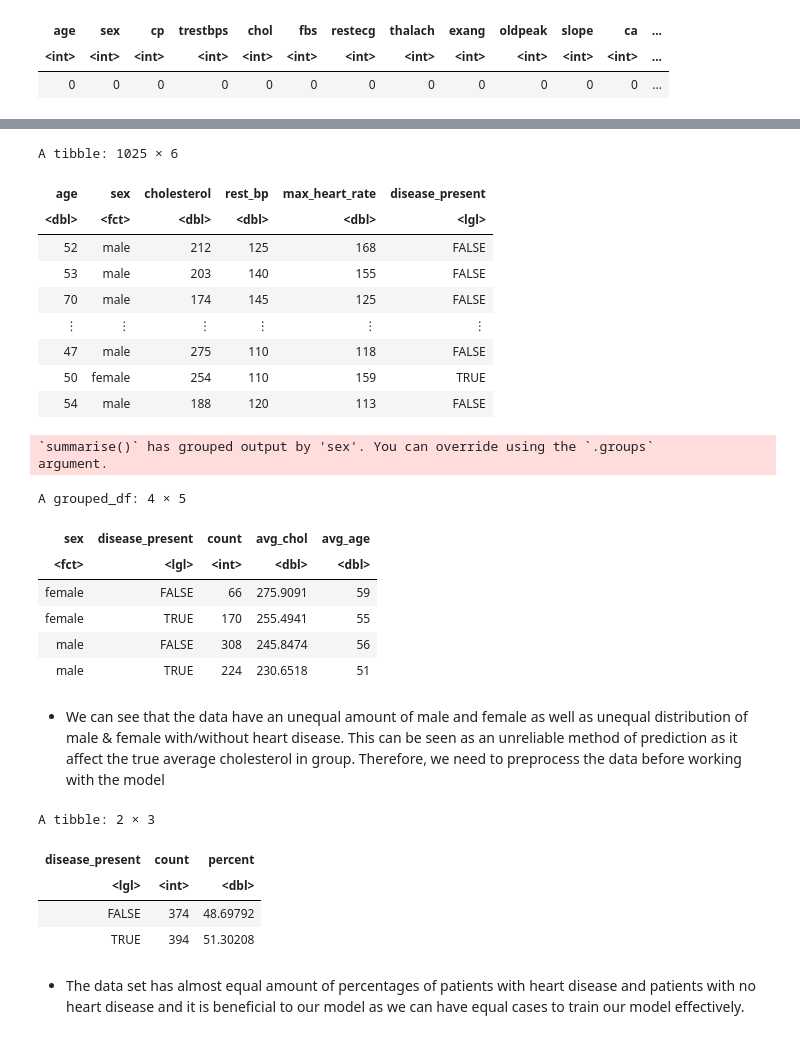
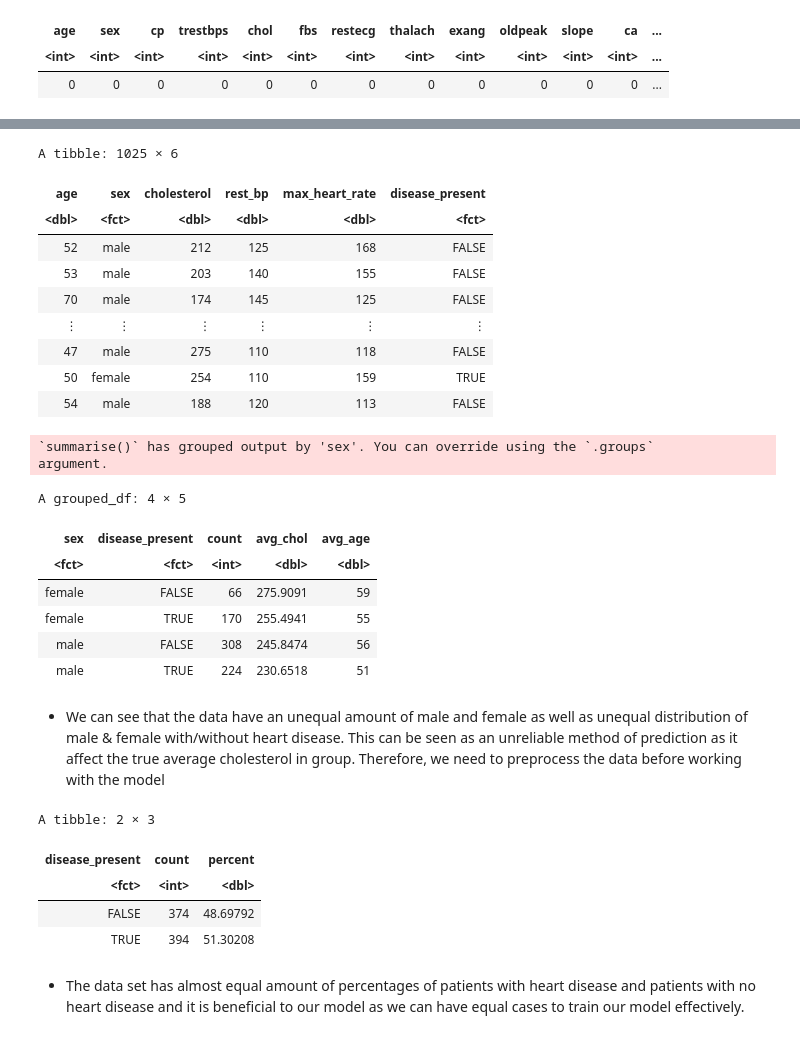
Before and after one commit to vyle2003/DSCI-100-Project, a Jupyter notebook: DSCI Data Exploration.ipynb, the cells around one changed output, grey strips where cells are left out. Saved outputs shown, nothing was run; the diff lists cells and outputs as text; code cells hidden in the pictures.

```diff
--- a/DSCI Data Exploration.ipynb
+++ b/DSCI Data Exploration.ipynb
@@ -126,20 +84,20 @@ A grouped_df: 6 × 3
 # %%
 heart_data  <- heart_data |>
-    mutate(sex = as_factor(sex), target = as.logical(target)) |>
+    mutate(sex = as_factor(sex), target = as_factor(target)) |>
     select(age, sex, chol, trestbps, thalach, target)
 
 colnames(heart_data) <- c("age", "sex", "cholesterol", "rest_bp", "max_heart_rate", "disease_present")
 
 # changes 1 to male and 0 to female
 levels(heart_data$sex) <- c("female", "male")
 # changes disease_present to true/false (0 = false, 1 = true)
 levels(heart_data$disease_present) <- c(FALSE, TRUE)
 
 heart_data
 # %% [output]
 A tibble: 1025 × 6
 | age | sex | cholesterol | rest_bp | max_heart_rate | disease_present |
-| <dbl> | <fct> | <dbl> | <dbl> | <dbl> | <lgl> |
+| <dbl> | <fct> | <dbl> | <dbl> | <dbl> | <fct> |
 | 52 | male | 212 | 125 | 168 | FALSE |
 | 53 | male | 203 | 140 | 155 | FALSE |
 | 70 | male | 174 | 145 | 125 | FALSE |
@@ -167,7 +125,7 @@ heart_explore
 argument.
 A grouped_df: 4 × 5
 | sex | disease_present | count | avg_chol | avg_age |
-| <fct> | <lgl> | <int> | <dbl> | <dbl> |
+| <fct> | <fct> | <int> | <dbl> | <dbl> |
 | female | FALSE | 66 | 275.9091 | 59 |
 | female | TRUE | 170 | 255.4941 | 55 |
 | male | FALSE | 308 | 245.8474 | 56 |
@@ -184,7 +142,7 @@ heart_explore_counts
 # %% [output]
 A tibble: 2 × 3
 | disease_present | count | percent |
-| <lgl> | <int> | <dbl> |
+| <fct> | <int> | <dbl> |
 | FALSE | 374 | 48.69792 |
 | TRUE | 394 | 51.30208 |
 # %% [markdown]
```
Also changed, not shown: parts of 9 cells of this notebook.
